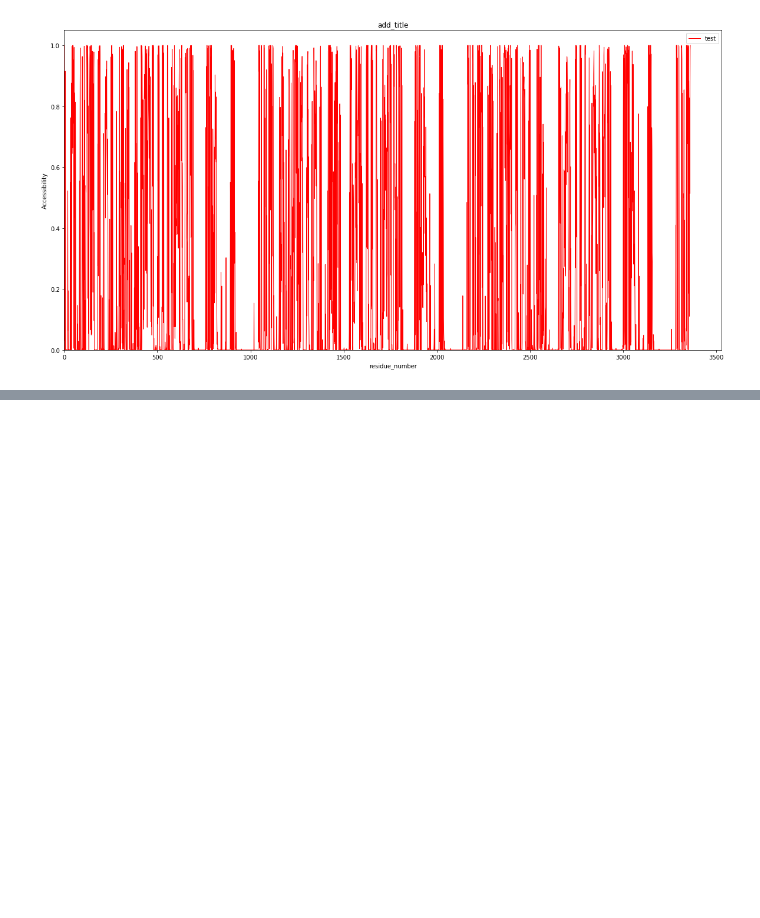
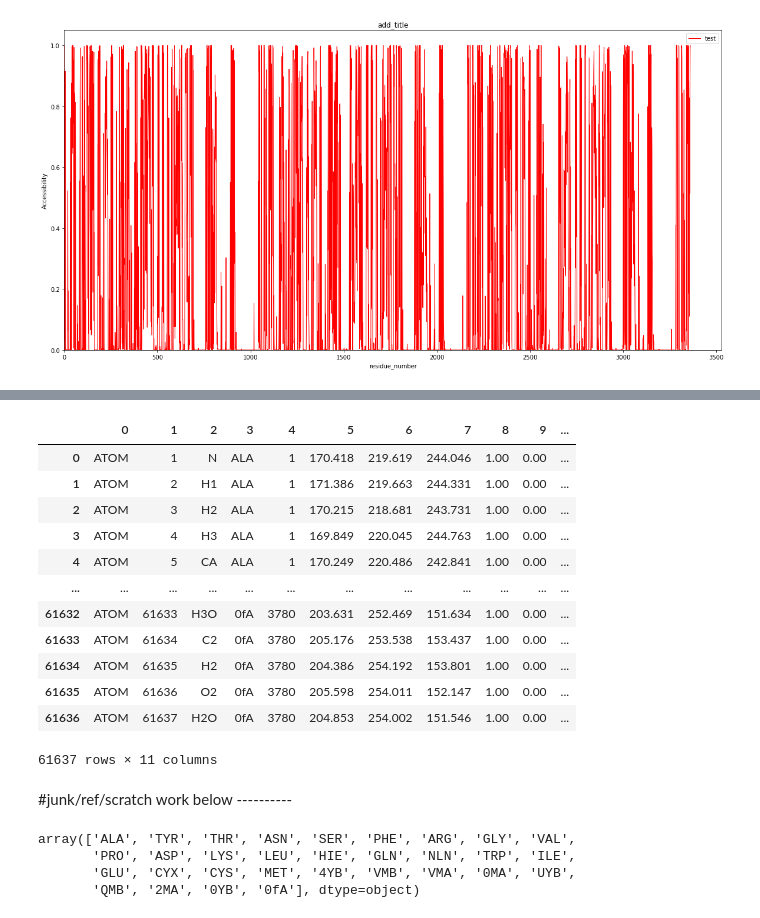
Before and after one commit to RajanKandel/Rwoods-lab-project1, a Jupyter notebook: task2/scratch_work/task2.ipynb, the cells around one changed output, grey strips where cells are left out. Saved outputs shown, nothing was run; the diff lists cells and outputs as text; code cells hidden in the pictures; blank space fills up the shorter version.

```diff
--- a/task2/task2.ipynb
+++ b/task2/scratch_work/task2.ipynb
@@ -99,0 +221,37 @@ plt.show()
+# %%
+pdb_df = pd.DataFrame(data)
+# %%
+#extract a key-value pair for the Avg_accessibility
+
+dict1 = df1[['residue_number', 'Avg_accessibility']].set_index(str('residue_number')).to_dict()['Avg_accessibility']
+# %%
+pdb_df = pdb_df.astype({4:'int'})
+# %%
+# Mapping the dictionary keys to the data frame.
+pdb_df['Avg_accessibility'] = pdb_df[4].map(dict1, na_action = 'ignore')
+pdb_df['Avg_accessibility'] = pdb_df['Avg_accessibility'].replace(np.nan, 1.00) #repalcing all the residue which are not accessible due to glycans with 1.00
+# %%
+pdb_df
+# %% [output]
+|  | 0 | 1 | 2 | 3 | 4 | 5 | 6 | 7 | 8 | 9 | ... |
+| 0 | ATOM | 1 | N | ALA | 1 | 170.418 | 219.619 | 244.046 | 1.00 | 0.00 | ... |
+| 1 | ATOM | 2 | H1 | ALA | 1 | 171.386 | 219.663 | 244.331 | 1.00 | 0.00 | ... |
+| 2 | ATOM | 3 | H2 | ALA | 1 | 170.215 | 218.681 | 243.731 | 1.00 | 0.00 | ... |
+| 3 | ATOM | 4 | H3 | ALA | 1 | 169.849 | 220.045 | 244.763 | 1.00 | 0.00 | ... |
+| 4 | ATOM | 5 | CA | ALA | 1 | 170.249 | 220.486 | 242.841 | 1.00 | 0.00 | ... |
+| ... | ... | ... | ... | ... | ... | ... | ... | ... | ... | ... | ... |
+| 61632 | ATOM | 61633 | H3O | 0fA | 3780 | 203.631 | 252.469 | 151.634 | 1.00 | 0.00 | ... |
+| 61633 | ATOM | 61634 | C2 | 0fA | 3780 | 205.176 | 253.538 | 153.437 | 1.00 | 0.00 | ... |
+| 61634 | ATOM | 61635 | H2 | 0fA | 3780 | 204.386 | 254.192 | 153.801 | 1.00 | 0.00 | ... |
+| 61635 | ATOM | 61636 | O2 | 0fA | 3780 | 205.598 | 254.011 | 152.147 | 1.00 | 0.00 | ... |
+| 61636 | ATOM | 61637 | H2O | 0fA | 3780 | 204.853 | 254.002 | 151.546 | 1.00 | 0.00 | ... |
+61637 rows × 11 columns
+# %% [markdown]
+#junk/ref/scratch work below ----------
+# %%
+pdb_df[3].unique()
+# %% [output]
+array(['ALA', 'TYR', 'THR', 'ASN', 'SER', 'PHE', 'ARG', 'GLY', 'VAL',
+       'PRO', 'ASP', 'LYS', 'LEU', 'HIE', 'GLN', 'NLN', 'TRP', 'ILE',
+       'GLU', 'CYX', 'CYS', 'MET', '4YB', 'VMB', 'VMA', '0MA', 'UYB',
+       'QMB', '2MA', '0YB', '0fA'], dtype=object)
```
Also changed, not shown: parts of 18 cells of this notebook, 2 other files.
